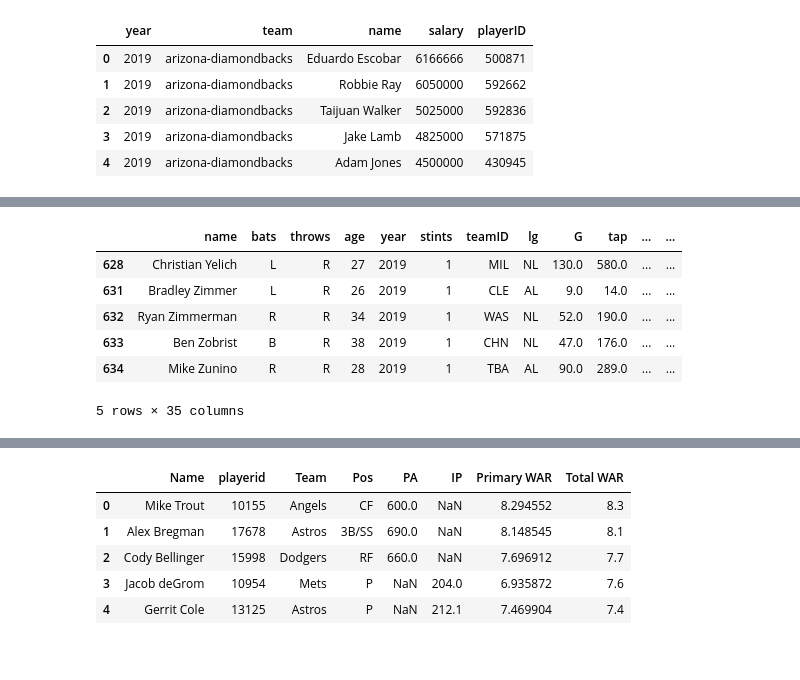
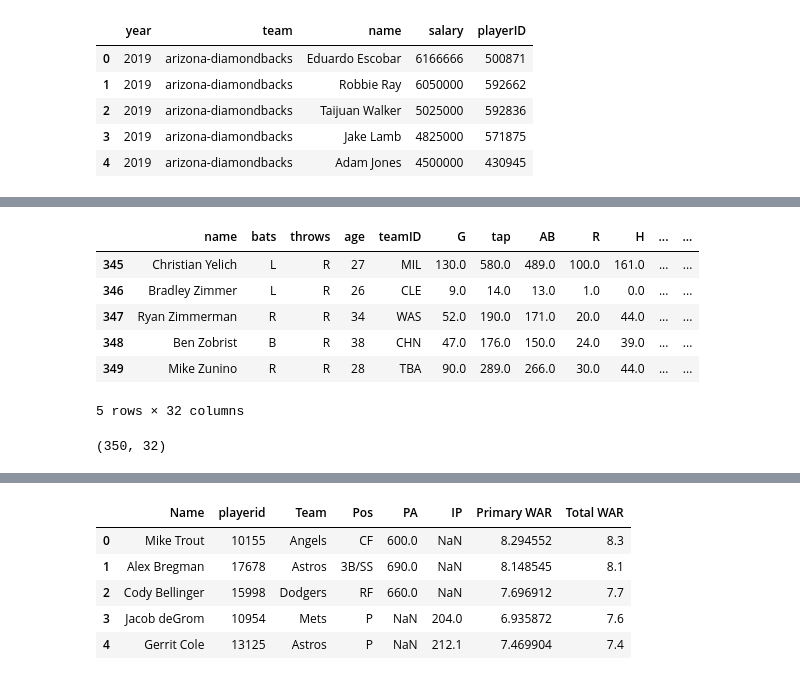
Before and after one commit to mnocerino23/MLB-Salary-Regressions, a Jupyter notebook: MLB_salaries_positionplayers_cleaned.ipynb, the cells around one changed output, grey strips where cells are left out. Drawn from its saved outputs; the diff is of its cells as text; code cells hidden in the pictures.

```diff
--- a/MLB_salaries_positionplayers_cleaned.ipynb
+++ b/MLB_salaries_positionplayers_cleaned.ipynb
@@ -18,7 +18,7 @@ mlb_salaries.head()
 # %%
 print(stats.columns)
 #stats.columns = column_names
-dropped_cols = [0,34,36,38,39,40,41,42,43,44,45,46,47]
+dropped_cols = [0,6,7,9,34,36,38,39,40,41,42,43,44,45,46,47]
 stats.drop(stats.columns[dropped_cols],axis=1,inplace=True)
 print(stats.columns)
 # %% [output]
@@ -83,6 +61,7 @@ twentynineteen_salaries.tail(20)
 # %%
-twentynineteen_salaries.drop(columns = ['playerID'], axis = 1, inplace = True)
-twentynineteen_salaries.head()
+season_salaries = mlb_salaries.loc[mlb_salaries['year'] == 2019]
+season_salaries.drop(columns = ['playerID'], axis = 1, inplace = True)
+season_salaries.head(20)
 # %% [output]
 A value is trying to be set on a copy of a slice from a DataFrame
 
@@ -97,4 +87,6 @@ See the caveats in the documentation: https://pandas.pydata.org/pandas-docs/stab
 # %%
 for index, row in stats.iterrows():
-  if stats.at[index, 'name'] not in list(twentynineteen_salaries['name']):
+  if stats.at[index, 'name'] not in list(season_salaries['name']):
     stats.drop(labels = index, axis = 0, inplace = True)
+stats.reset_index(drop = True, inplace = True)
+stats.head(10)
@@ -101,20 +106,25 @@ for index, row in stats.iterrows():
 # %%
 player_salaries = {}
-for index,row in twentynineteen_salaries.iterrows():
-  player_salaries[twentynineteen_salaries.at[index,'name']] = twentynineteen_salaries.at[index,'salary']
+for index,row in season_salaries.iterrows():
+  player_salaries[season_salaries.at[index,'name']] = season_salaries.at[index,'salary']
 # %%
 stats['salary'] = ''
 for index, row in stats.iterrows():
   stats.at[index,'salary'] = player_salaries[stats.at[index,'name']]
+stats.reset_index(drop = True, inplace = True)
 stats.tail()
 # %% [output]
-|  | name | bats | throws | age | year | stints | teamID | lg | G | tap | ... | ... |
-| 628 | Christian Yelich | L | R | 27 | 2019 | 1 | MIL | NL | 130.0 | 580.0 | ... | ... |
-| 631 | Bradley Zimmer | L | R | 26 | 2019 | 1 | CLE | AL | 9.0 | 14.0 | ... | ... |
-| 632 | Ryan Zimmerman | R | R | 34 | 2019 | 1 | WAS | NL | 52.0 | 190.0 | ... | ... |
-| 633 | Ben Zobrist | B | R | 38 | 2019 | 1 | CHN | NL | 47.0 | 176.0 | ... | ... |
-| 634 | Mike Zunino | R | R | 28 | 2019 | 1 | TBA | AL | 90.0 | 289.0 | ... | ... |
+|  | name | bats | throws | age | teamID | G | tap | AB | R | H | ... | ... |
+| 345 | Christian Yelich | L | R | 27 | MIL | 130.0 | 580.0 | 489.0 | 100.0 | 161.0 | ... | ... |
+| 346 | Bradley Zimmer | L | R | 26 | CLE | 9.0 | 14.0 | 13.0 | 1.0 | 0.0 | ... | ... |
+| 347 | Ryan Zimmerman | R | R | 34 | WAS | 52.0 | 190.0 | 171.0 | 20.0 | 44.0 | ... | ... |
+| 348 | Ben Zobrist | B | R | 38 | CHN | 47.0 | 176.0 | 150.0 | 24.0 | 39.0 | ... | ... |
+| 349 | Mike Zunino | R | R | 28 | TBA | 90.0 | 289.0 | 266.0 | 30.0 | 44.0 | ... | ... |
-5 rows × 35 columns
+5 rows × 32 columns
+# %%
+stats.shape
+# %% [output]
+(350, 32)
 # %%
 #Add column for OPS - which is a key metric that represents on base percentage + slugging percentage
 stats['ops'] = ""
```
Also changed, not shown: parts of 20 cells of this notebook.
